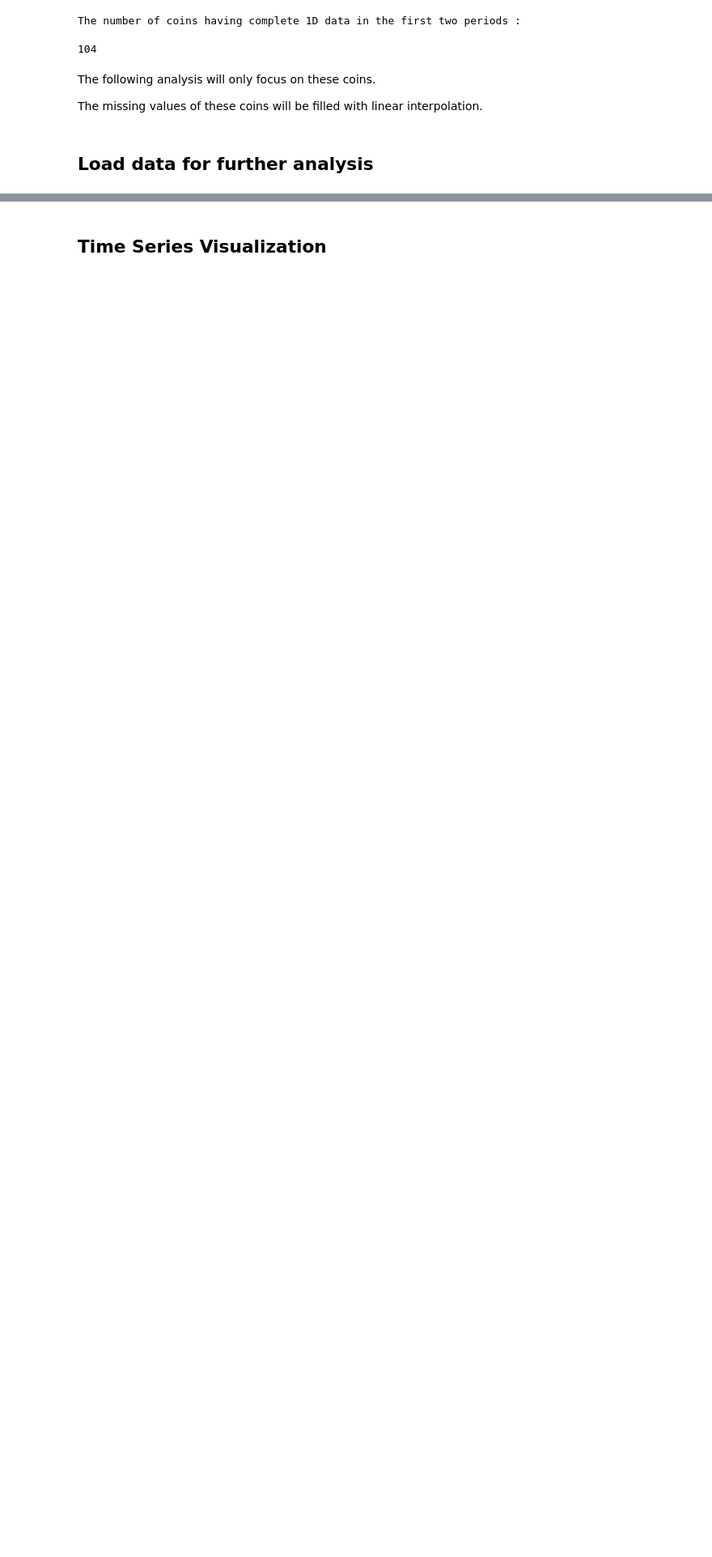
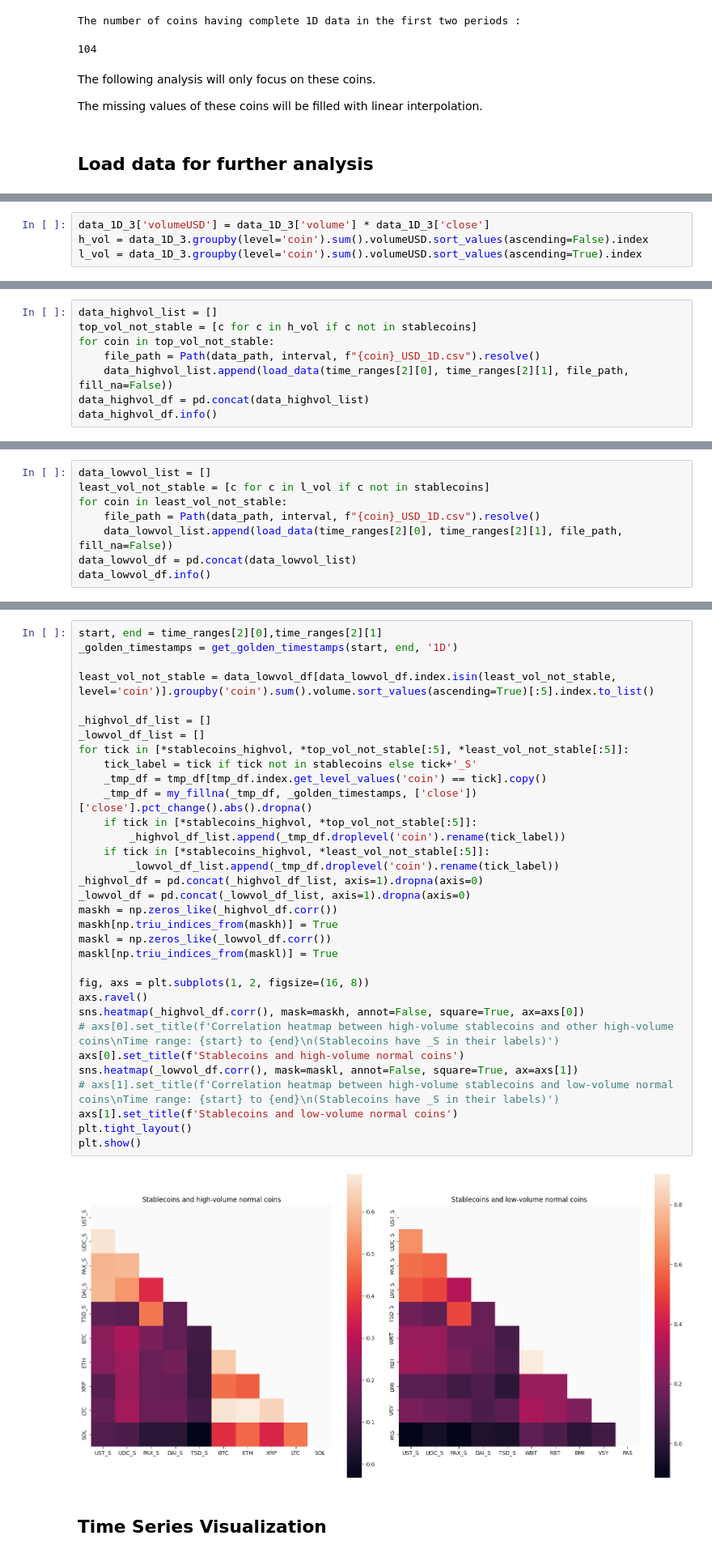
Before and after one commit to codingFerryman/crypto_market_hierarchy_structure, a Jupyter notebook: src/exploration.ipynb, the cells around one changed output, grey strips where cells are left out. Shown at 81% size. Saved outputs shown, nothing was run; the diff lists cells and outputs as text; blank space fills up the shorter version.

```diff
--- a/src/exploration.ipynb
+++ b/src/exploration.ipynb
@@ -99,0 +100,4 @@ data_1D_2 = pd.concat(data_1D_2_list)
+# %%
+data_1D_3['volumeUSD'] = data_1D_3['volume'] * data_1D_3['close']
+h_vol = data_1D_3.groupby(level='coin').sum().volumeUSD.sort_values(ascending=False).index
+l_vol = data_1D_3.groupby(level='coin').sum().volumeUSD.sort_values(ascending=True).index
@@ -99,0 +132,8 @@ data_1D_2 = pd.concat(data_1D_2_list)
+# %%
+data_highvol_list = []
+top_vol_not_stable = [c for c in h_vol if c not in stablecoins]
+for coin in top_vol_not_stable:
+    file_path = Path(data_path, interval, f"{coin}_USD_1D.csv").resolve()
+    data_highvol_list.append(load_data(time_ranges[2][0], time_ranges[2][1], file_path, fill_na=False))
+data_highvol_df = pd.concat(data_highvol_list)
+data_highvol_df.info()
@@ -99,0 +152,8 @@ data_1D_2 = pd.concat(data_1D_2_list)
+# %%
+data_lowvol_list = []
+least_vol_not_stable = [c for c in l_vol if c not in stablecoins]
+for coin in least_vol_not_stable:
+    file_path = Path(data_path, interval, f"{coin}_USD_1D.csv").resolve()
+    data_lowvol_list.append(load_data(time_ranges[2][0], time_ranges[2][1], file_path, fill_na=False))
+data_lowvol_df = pd.concat(data_lowvol_list)
+data_lowvol_df.info()
@@ -100,3 +190,38 @@ data_1D_2 = pd.concat(data_1D_2_list)
+# %%
+start, end = time_ranges[2][0],time_ranges[2][1]
+_golden_timestamps = get_golden_timestamps(start, end, '1D')
+
+least_vol_not_stable = data_lowvol_df[data_lowvol_df.index.isin(least_vol_not_stable, level='coin')].groupby('coin').sum().volume.sort_values(ascending=True)[:5].index.to_list()
+
+_highvol_df_list = []
+_lowvol_df_list = []
+for tick in [*stablecoins_highvol, *top_vol_not_stable[:5], *least_vol_not_stable[:5]]:
+    tick_label = tick if tick not in stablecoins else tick+'_S'
+    _tmp_df = tmp_df[tmp_df.index.get_level_values('coin') == tick].copy()
+    _tmp_df = my_fillna(_tmp_df, _golden_timestamps, ['close'])['close'].pct_change().abs().dropna()
+    if tick in [*stablecoins_highvol, *top_vol_not_stable[:5]]:
+        _highvol_df_list.append(_tmp_df.droplevel('coin').rename(tick_label))
+    if tick in [*stablecoins_highvol, *least_vol_not_stable[:5]]:
+        _lowvol_df_list.append(_tmp_df.droplevel('coin').rename(tick_label))
+_highvol_df = pd.concat(_highvol_df_list, axis=1).dropna(axis=0)
+_lowvol_df = pd.concat(_lowvol_df_list, axis=1).dropna(axis=0)
+maskh = np.zeros_like(_highvol_df.corr())
+maskh[np.triu_indices_from(maskh)] = True
+maskl = np.zeros_like(_lowvol_df.corr())
+maskl[np.triu_indices_from(maskl)] = True
+
+fig, axs = plt.subplots(1, 2, figsize=(16, 8))
+axs.ravel()
+sns.heatmap(_highvol_df.corr(), mask=maskh, annot=False, square=True, ax=axs[0])
+# axs[0].set_title(f'Correlation heatmap between high-volume stablecoins and other high-volume coins\nTime range: {start} to {end}\n(Stablecoins have _S in their labels)')
+axs[0].set_title(f'Stablecoins and high-volume normal coins')
+sns.heatmap(_lowvol_df.corr(), mask=maskl, annot=False, square=True, ax=axs[1])
+# axs[1].set_title(f'Correlation heatmap between high-volume stablecoins and low-volume normal coins\nTime range: {start} to {end}\n(Stablecoins have _S in their labels)')
+axs[1].set_title(f'Stablecoins and low-volume normal coins')
+plt.tight_layout()
+plt.show()
+# %% [output]
+[figure, added]
 # %% [markdown]
 ## Time Series Visualization
 # %%
```
Also changed, not shown: parts of 27 cells of this notebook.
